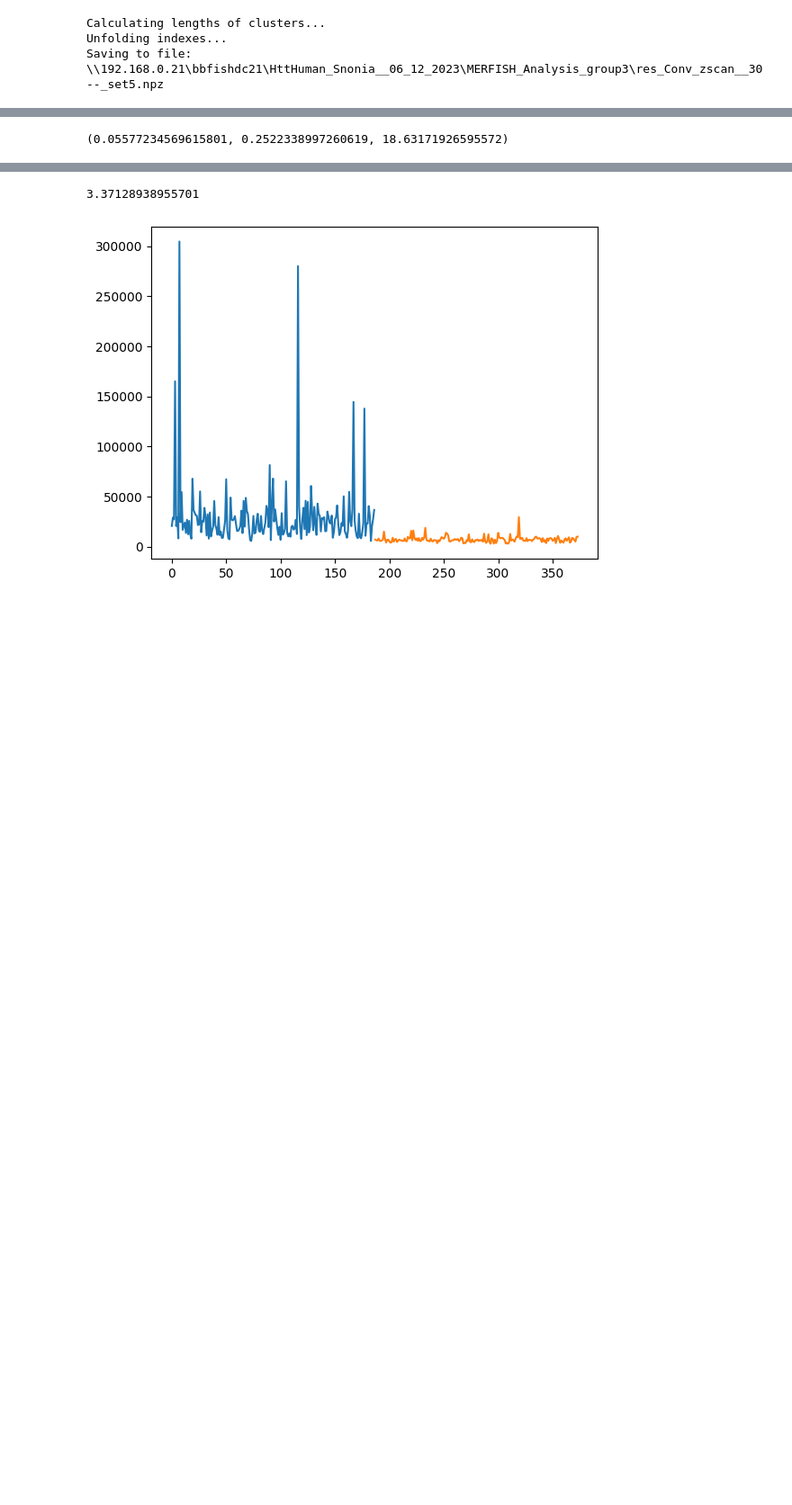
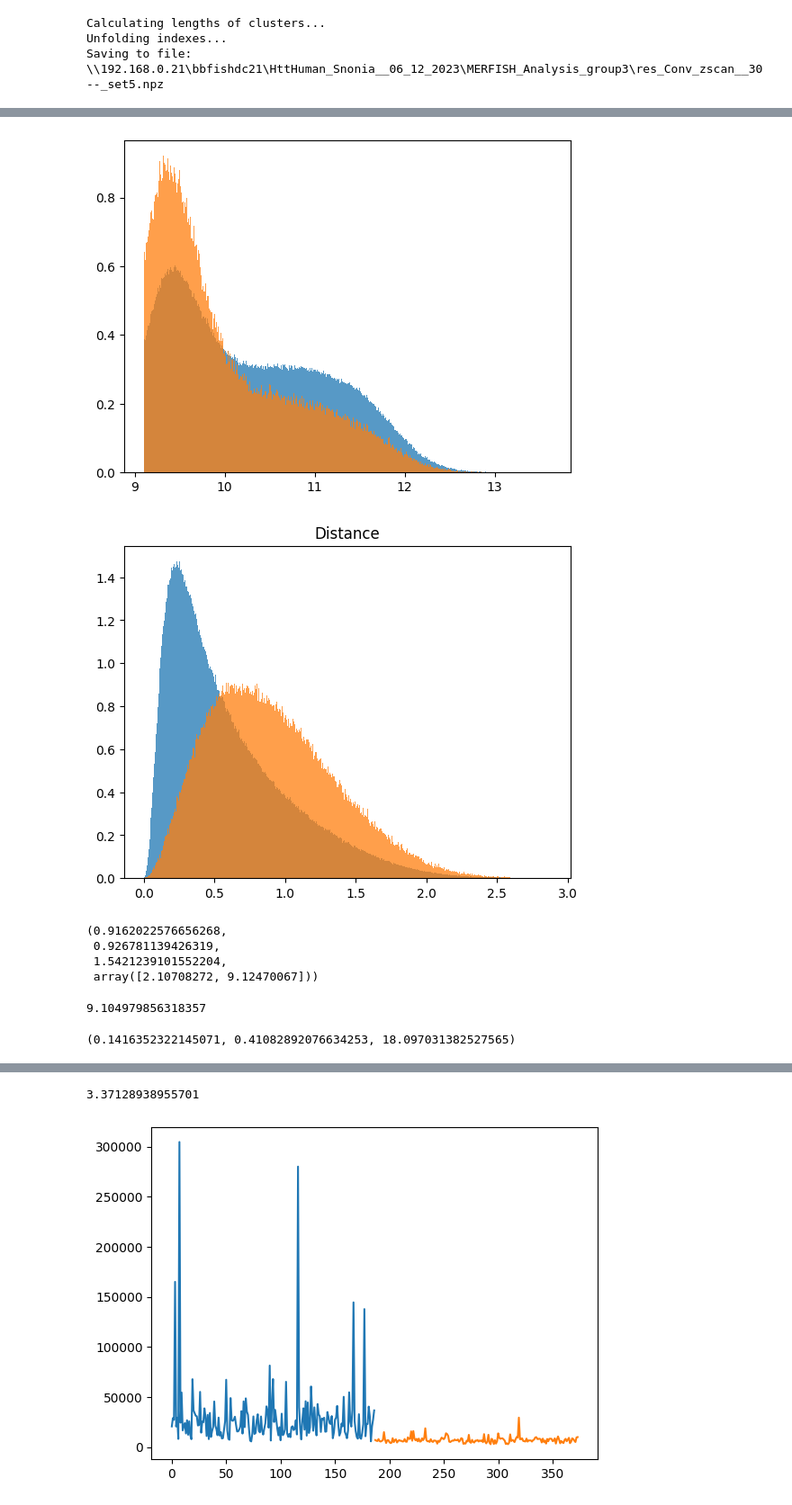
Before and after one commit to deprekate/NMERFISH, a Jupyter notebook: NewDecoding.ipynb, the cells around one changed output, grey strips where cells are left out. Shown at 90% size. Drawn from its saved outputs; the diff is of its cells as text; code cells hidden in the pictures; blank space fills up the shorter version.

```diff
--- a/NewDecoding.ipynb
+++ b/NewDecoding.ipynb
@@ -367,12 +264,52 @@ plt.hist(h[bad].ravel(),density=True,alpha=0.75,bins=500);
+# %%
+X_ = dec.XH_pruned[:,:,:3]
+d = np.linalg.norm(X_-X_.mean(1)[:,np.newaxis],axis=-1)
+h = np.log(dec.XH_pruned[:,:,-3])
+dec.scoreA = np.exp(np.mean(h,axis=-1))
+dec.th=0
+viewer = plot_multigenes(dec,genes=['RAN','SLC17A7','PLP1'],colors=['r','g','b','m','c','y','w'],viewer = None,
+                         smin=2,smax=30)
+# %%
+X_ = dec.XH_pruned[:,:,:3]
+d = np.linalg.norm(X_-X_.mean(1)[:,np.newaxis],axis=-1)
+h = np.log(dec.XH_pruned[:,:,-3])
+ibad = [ign for ign,gn in enumerate(dec.gns_names) if 'blank' in gn]
+bad = np.in1d(dec.icodesN,ibad)
+good = ~bad
+plt.hist(h[good].ravel(),density=True,alpha=0.75,bins=500);
+plt.hist(h[bad].ravel(),density=True,alpha=0.75,bins=500);
+plt.figure()
+plt.title("Distance")
+plt.hist(d[good].ravel(),density=True,alpha=0.75,bins=500);
+plt.hist(d[bad].ravel(),density=True,alpha=0.75,bins=500);
+# %% [output]
+[figure, added]
+[figure, added]
+# %%
+stds = np.array([-np.std(d),np.std(h)])
+start=np.array([np.percentile(d,99),np.percentile(h,1)])
+t = 0
+new_th = stds*t+start
+keep_all = np.all(d<new_th[0],axis=-1)&np.all(h>new_th[1],axis=-1)
+np.mean(keep_all[bad]),np.mean(keep_all[good]),np.sum(keep_all[good])/np.sum(keep_all[bad]),new_th
+# %% [output]
+(0.9162022576656268,
+ 0.926781139426319,
+ 1.5421239101552204,
+ array([2.10708272, 9.12470067]))
+# %%
+np.log(9000)
+# %% [output]
+9.104979856318357
 # %%
 stds = np.array([-np.std(d),np.std(h)])
 start=np.array([np.percentile(d,99),np.percentile(h,1)])
-t = 1.25
+t = 1.0
 new_th = stds*t+start
 keep_all = np.all(d<new_th[0],axis=-1)&np.all(h>new_th[1],axis=-1)
 np.mean(keep_all[bad]),np.mean(keep_all[good]),np.sum(keep_all[good])/np.sum(keep_all[bad])
 # %% [output]
-(0.05577234569615801, 0.2522338997260619, 18.63171926595572)
+(0.1416352322145071, 0.41082892076634253, 18.097031382527565)
 # %%
 new_th
 # %% [output]
```
Also changed, not shown: parts of 25 cells of this notebook, 3 other files.
